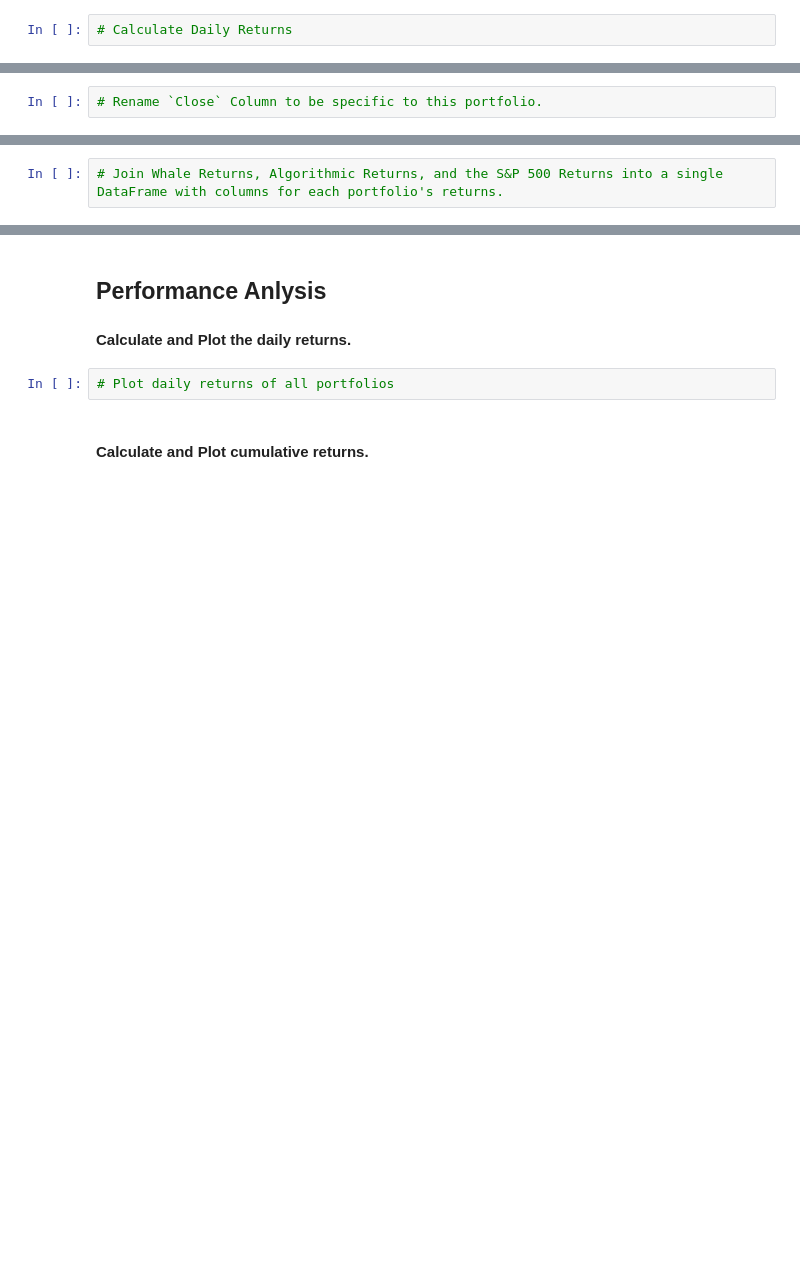
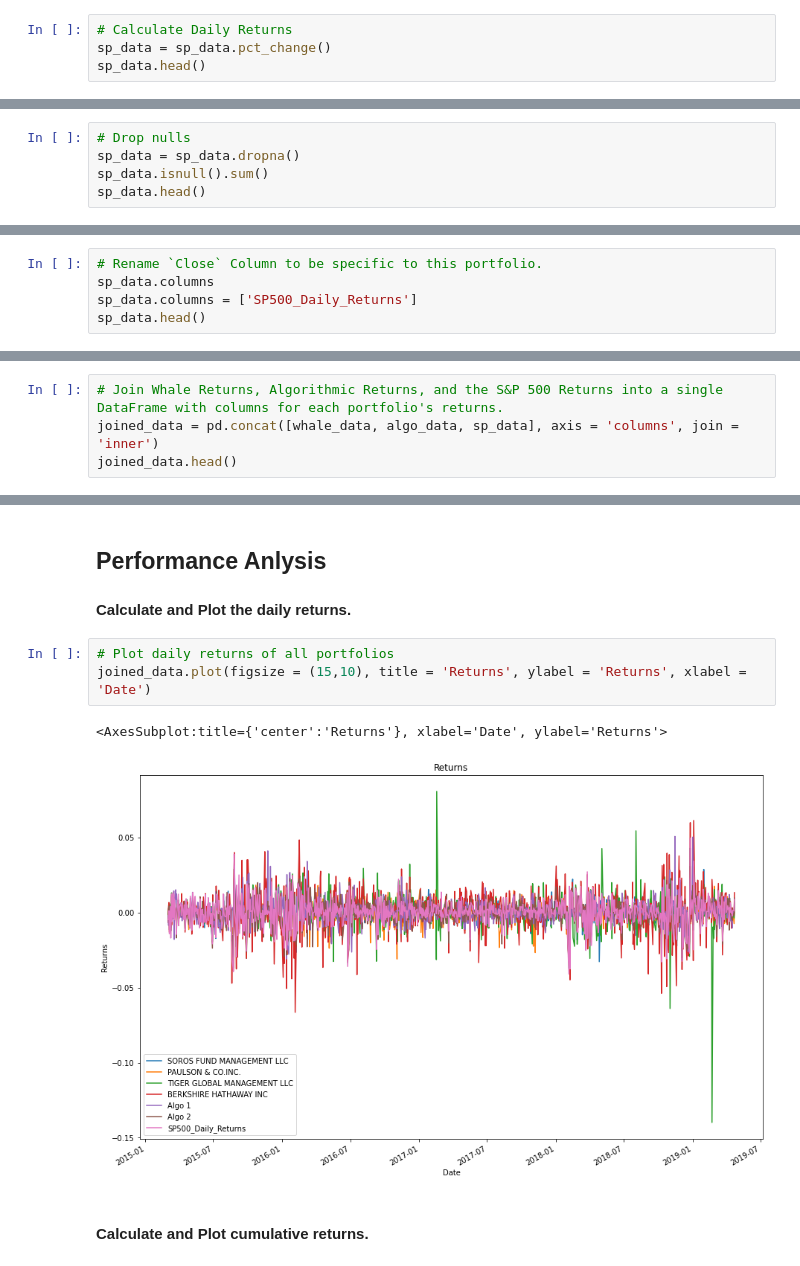
Before and after one commit to majikthise911/Homework_3_Pandas, a Jupyter notebook: Starter_Code/whale_analysis.ipynb, the cells around one changed output, grey strips where cells are left out. Cells and saved outputs as stored; diff of their text form; blank space fills up the shorter version.

```diff
--- a/Starter_Code/whale_analysis.ipynb
+++ b/Starter_Code/whale_analysis.ipynb
@@ -83,2 +165,4 @@ Read the S&P 500 historic closing prices and create a new daily returns DataFram
 # %%
 # Calculate Daily Returns
+sp_data = sp_data.pct_change()
+sp_data.head()
@@ -86,0 +177,5 @@ Read the S&P 500 historic closing prices and create a new daily returns DataFram
+# %%
+# Drop nulls
+sp_data = sp_data.dropna()
+sp_data.isnull().sum()
+sp_data.head()
@@ -87,2 +190,5 @@ Read the S&P 500 historic closing prices and create a new daily returns DataFram
 # %%
 # Rename `Close` Column to be specific to this portfolio.
+sp_data.columns
+sp_data.columns = ['SP500_Daily_Returns']
+sp_data.head()
@@ -90,3 +204,5 @@ Read the S&P 500 historic closing prices and create a new daily returns DataFram
 ## Combine Whale, Algorithmic, and S&P 500 Returns
 # %%
 # Join Whale Returns, Algorithmic Returns, and the S&P 500 Returns into a single DataFrame with columns for each portfolio's returns.
+joined_data = pd.concat([whale_data, algo_data, sp_data], axis = 'columns', join = 'inner')
+joined_data.head()
@@ -102,6 +226,10 @@ In this section, you will calculate and visualize performance and risk metrics f
 #### Calculate and Plot the daily returns.
 # %%
 # Plot daily returns of all portfolios
+joined_data.plot(figsize = (15,10), title = 'Returns', ylabel = 'Returns', xlabel = 'Date')
+# %% [output]
+<AxesSubplot:title={'center':'Returns'}, xlabel='Date', ylabel='Returns'>
+[figure, added]
 # %% [markdown]
 #### Calculate and Plot cumulative returns.
 # %%
```
Also changed, not shown: parts of 28 cells of this notebook, 1 other file.
